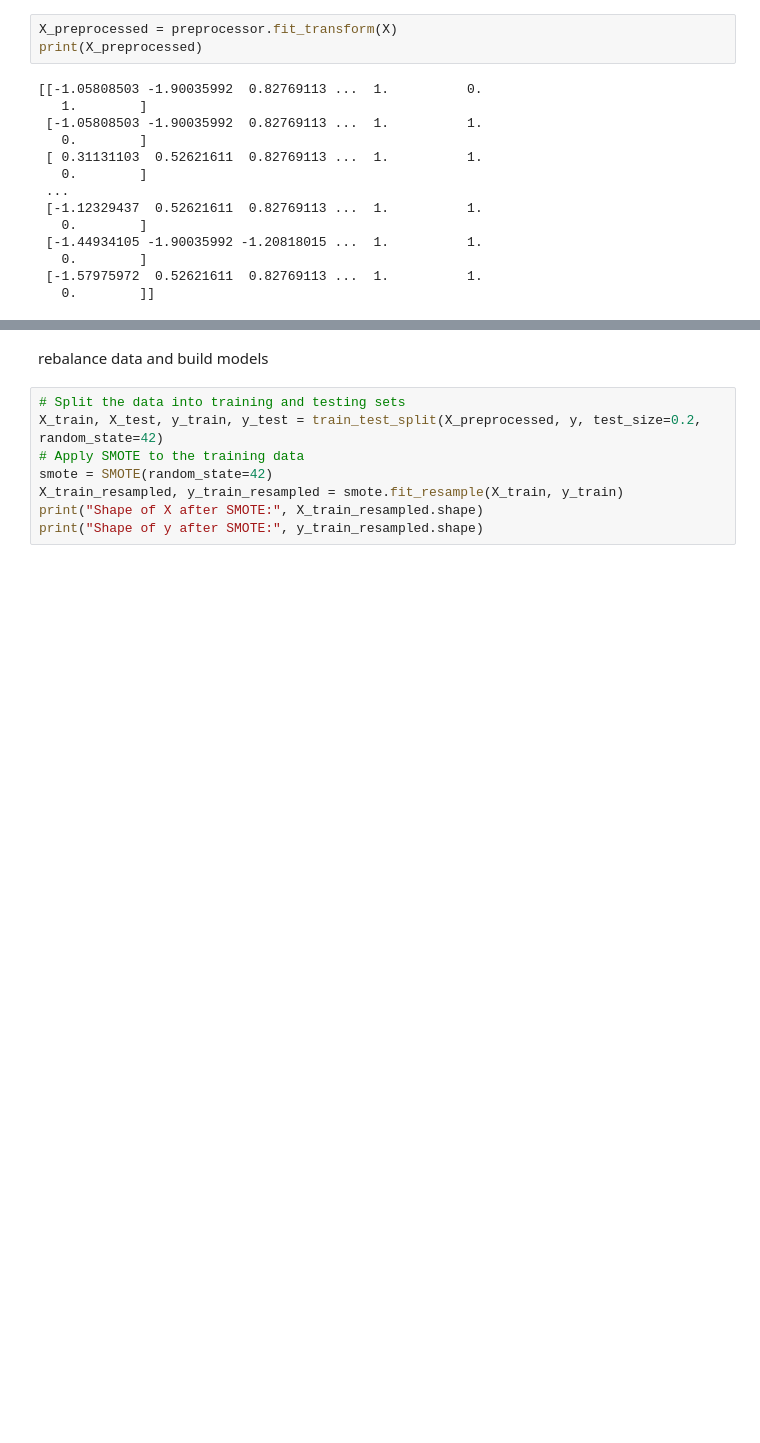
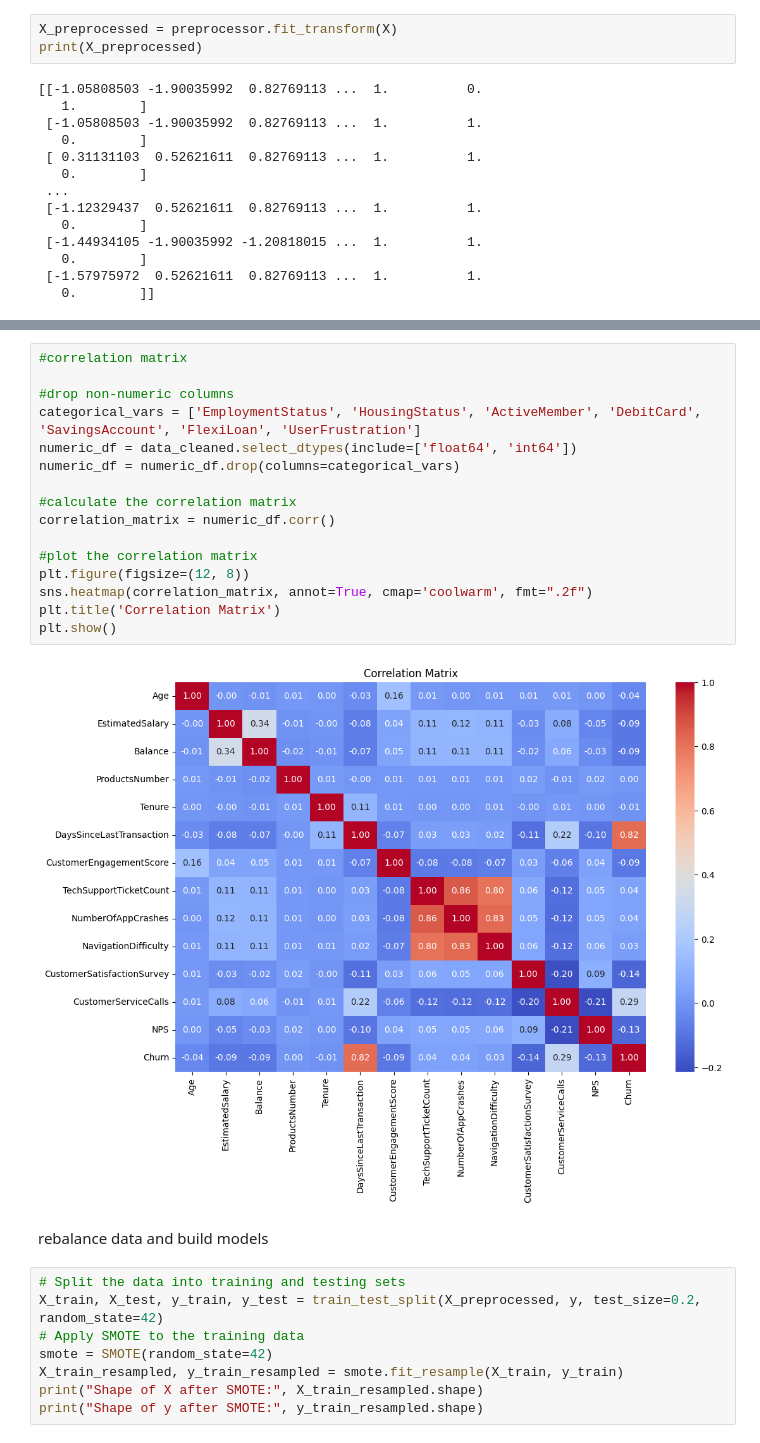
Before and after one commit to joytsy/DSA3101-2320-Ateam, a Jupyter notebook: backend/ml_model_classification.ipynb, the cells around one changed output, grey strips where cells are left out. Saved outputs shown, nothing was run; the diff lists cells and outputs as text; blank space fills up the shorter version.

```diff
--- a/backend/ml_model_classification.ipynb
+++ b/backend/ml_model_classification.ipynb
@@ -89,3 +154,21 @@ print(X_preprocessed)
+# %%
+#correlation matrix
+
+#drop non-numeric columns
+categorical_vars = ['EmploymentStatus', 'HousingStatus', 'ActiveMember', 'DebitCard', 'SavingsAccount', 'FlexiLoan', 'UserFrustration']
+numeric_df = data_cleaned.select_dtypes(include=['float64', 'int64'])
+numeric_df = numeric_df.drop(columns=categorical_vars)
+
+#calculate the correlation matrix
+correlation_matrix = numeric_df.corr()
+
+#plot the correlation matrix
+plt.figure(figsize=(12, 8))
+sns.heatmap(correlation_matrix, annot=True, cmap='coolwarm', fmt=".2f")
+plt.title('Correlation Matrix')
+plt.show()
+# %% [output]
+[figure, added]
 # %% [markdown]
 rebalance data and build models
 # %%
```
Also changed, not shown: parts of 11 cells of this notebook.
